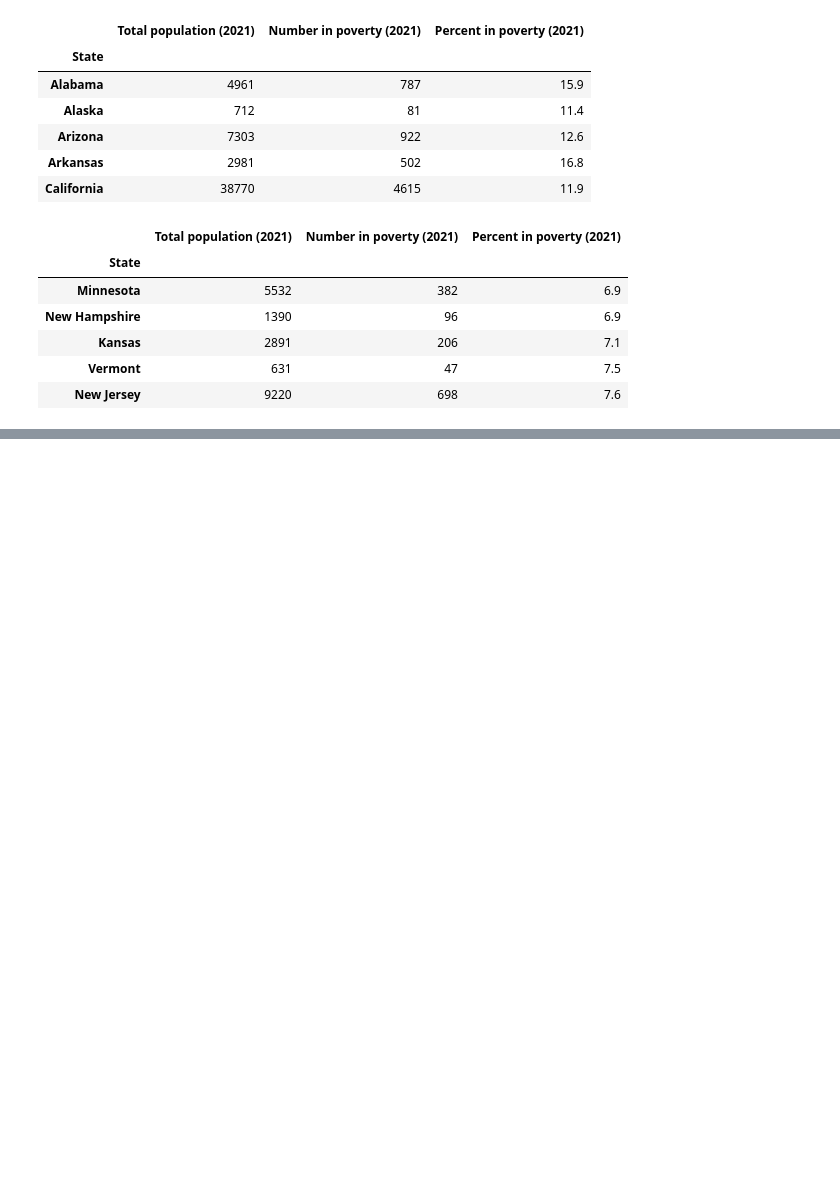
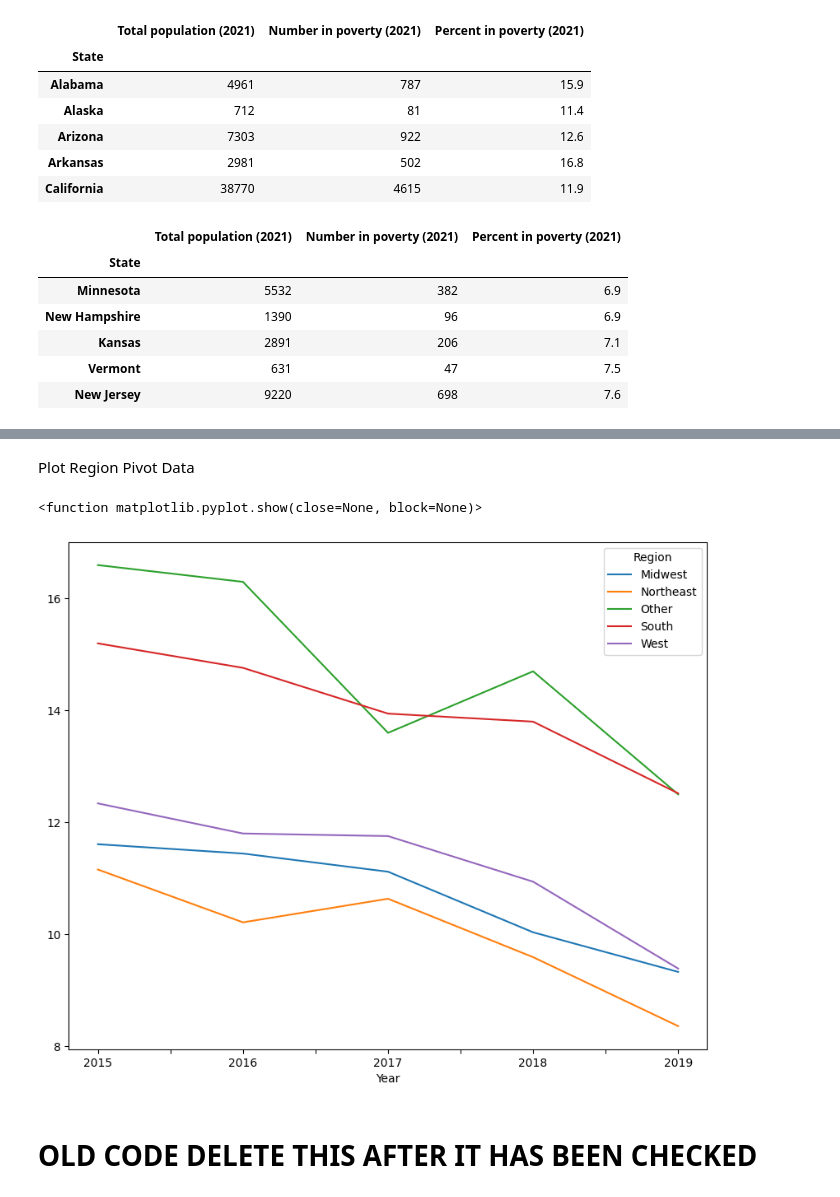
Before and after one commit to RyanWeigel32/Class_Project_Final, a Jupyter notebook: Project_One_Final.ipynb, the cells around one changed output, grey strips where cells are left out. Drawn from its saved outputs; the diff is of its cells as text; code cells hidden in the pictures; blank space fills up the shorter version.

```diff
--- a/Project_One_Final.ipynb
+++ b/Project_One_Final.ipynb
@@ -1351,0 +1856,5 @@ print(df_2018.head().to_string())
+# %%
+#Create piviot table for 2016
+
+Region_pivot_2016 = pd.pivot_table(Regions_grouped,values='2016', columns='Region', aggfunc='mean')
+Region_pivot_2016
@@ -1351,0 +1864,5 @@ print(df_2018.head().to_string())
+# %%
+#Create piviot table for 2015
+
+Region_pivot_2015 = pd.pivot_table(Regions_grouped,values='2015', columns='Region', aggfunc='mean')
+Region_pivot_2015
@@ -1351,0 +1874,3 @@ print(df_2018.head().to_string())
+# %%
+Region_pivot_total= pd.concat([Region_pivot_2019,Region_pivot_2018,Region_pivot_2017,Region_pivot_2016,Region_pivot_2015])
+Region_pivot_total
@@ -1351,0 +1884,6 @@ print(df_2018.head().to_string())
+# %%
+Region_pivot_reset= Region_pivot_total.reset_index()
+Region_pivot_set_index= Region_pivot_reset.set_index('index')
+Region_pivot_final= Region_pivot_set_index.rename_axis('Year')
+Region_pivot_final = Region_pivot_final.iloc[::-1]
+Region_pivot_final
@@ -1351,0 +1898,10 @@ print(df_2018.head().to_string())
+# %% [markdown]
+Plot Region Pivot Data
+# %%
+Region_pivot_final.plot(figsize=(10,8))
+plt.show
+# %% [output]
+<function matplotlib.pyplot.show(close=None, block=None)>
+[figure, added]
+# %% [markdown]
+# OLD CODE DELETE THIS AFTER IT HAS BEEN CHECKED
```
Also changed, not shown: parts of 73 cells of this notebook.
